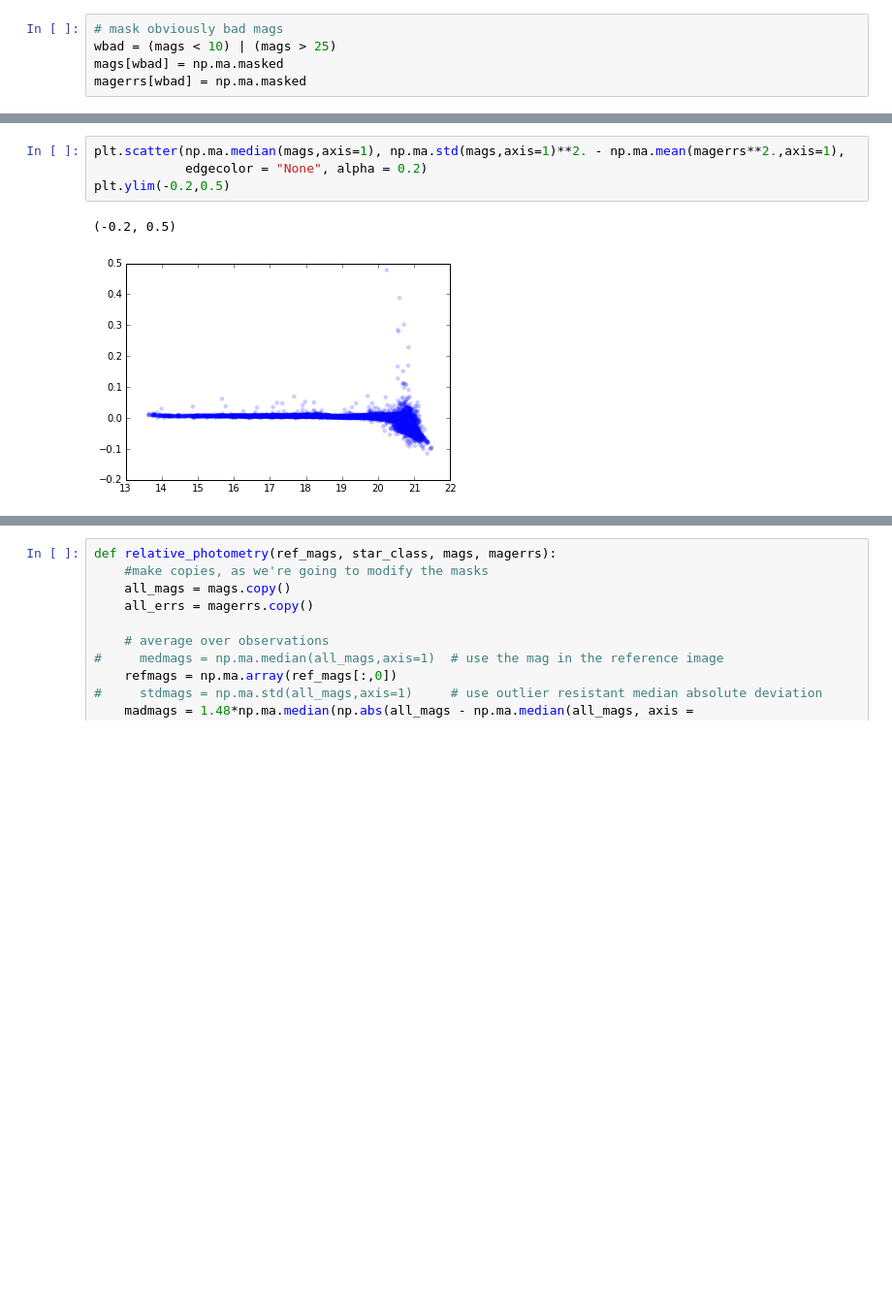
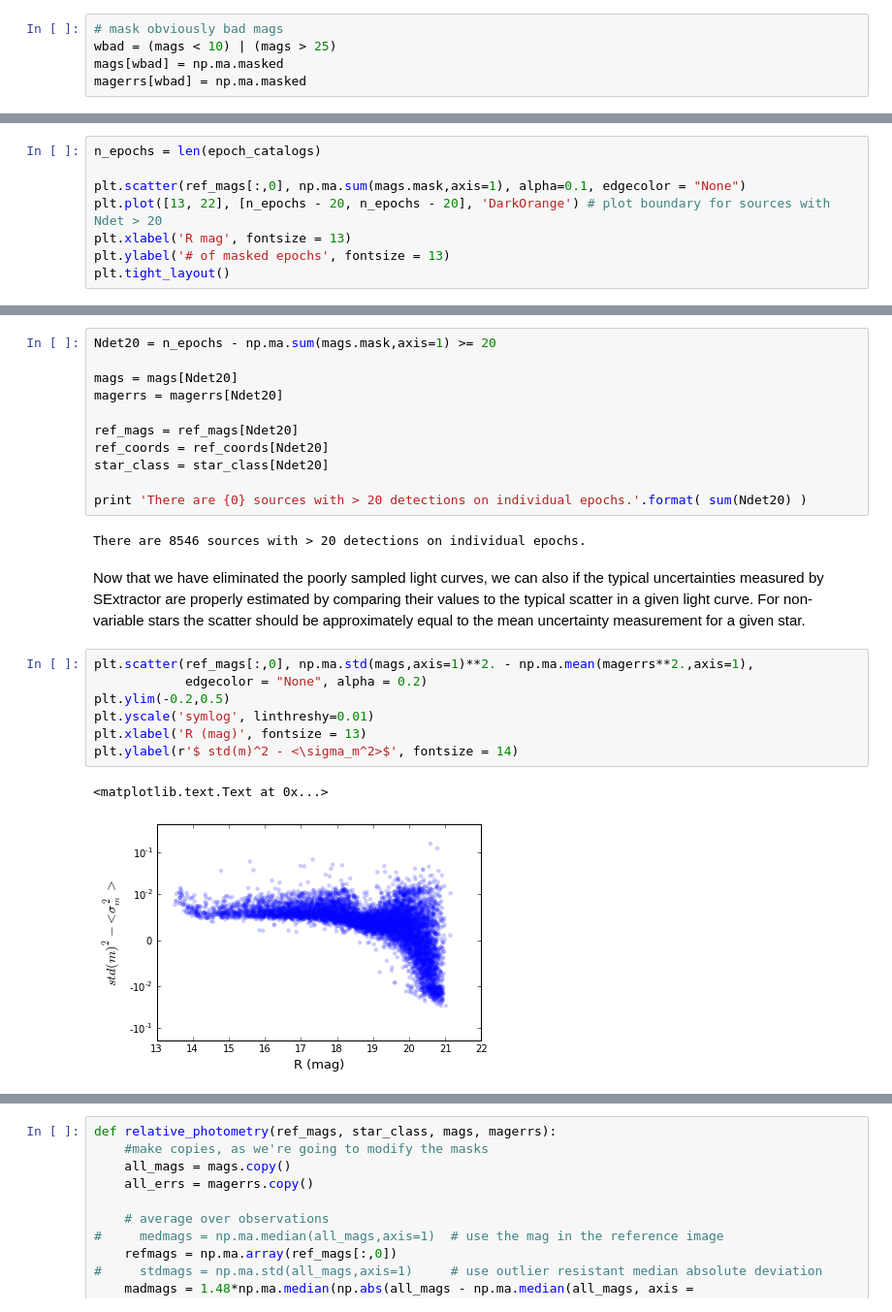
Before and after one commit to ebellm/ztf_summerschool_2015, a Jupyter notebook: notebooks/Making_a_Lightcurve.ipynb, the cells around one changed output, grey strips where cells are left out. Shown at 97% size. Saved outputs shown, nothing was run; the diff lists cells and outputs as text; blank space fills up the shorter version.

Commit message:
Updated the Making_a_Lightcurve notebook to contain explanations for each piece of the code that is used to create differential photometry.

```diff
--- a/notebooks/Making_a_Lightcurve.ipynb
+++ b/notebooks/Making_a_Lightcurve.ipynb
@@ -97,0 +146,8 @@ scatter = 0.108
+# %%
+n_epochs = len(epoch_catalogs)
+
+plt.scatter(ref_mags[:,0], np.ma.sum(mags.mask,axis=1), alpha=0.1, edgecolor = "None")
+plt.plot([13, 22], [n_epochs - 20, n_epochs - 20], 'DarkOrange') # plot boundary for sources with Ndet > 20
+plt.xlabel('R mag', fontsize = 13)
+plt.ylabel('# of masked epochs', fontsize = 13)
+plt.tight_layout()
@@ -98,7 +160,25 @@ scatter = 0.108
+# %%
+Ndet20 = n_epochs - np.ma.sum(mags.mask,axis=1) >= 20
+
+mags = mags[Ndet20]
+magerrs = magerrs[Ndet20]
+
+ref_mags = ref_mags[Ndet20]
+ref_coords = ref_coords[Ndet20]
+star_class = star_class[Ndet20]
+
+print 'There are {0} sources with > 20 detections on individual epochs.'.format( sum(Ndet20) )
+# %% [output]
+There are 8546 sources with > 20 detections on individual epochs.
+# %% [markdown]
+Now that we have eliminated the poorly sampled light curves, we can also if the typical uncertainties measured by SExtractor are properly estimated by comparing their values to the typical scatter in a given light curve. For non-variable stars the scatter should be approximately equal to the mean uncertainty measurement for a given star.
 # %%
-plt.scatter(np.ma.median(mags,axis=1), np.ma.std(mags,axis=1)**2. - np.ma.mean(magerrs**2.,axis=1),
+plt.scatter(ref_mags[:,0], np.ma.std(mags,axis=1)**2. - np.ma.mean(magerrs**2.,axis=1),
             edgecolor = "None", alpha = 0.2)
 plt.ylim(-0.2,0.5)
+plt.yscale('symlog', linthreshy=0.01)
+plt.xlabel('R (mag)', fontsize = 13)
+plt.ylabel(r'$ std(m)^2 - <\sigma_m^2>$', fontsize = 14)
 # %% [output]
-(-0.2, 0.5)
+<matplotlib.text.Text at 0x...>
-[figure, old version]
+[figure, new version]
```
Also changed, not shown: parts of 35 cells of this notebook.
